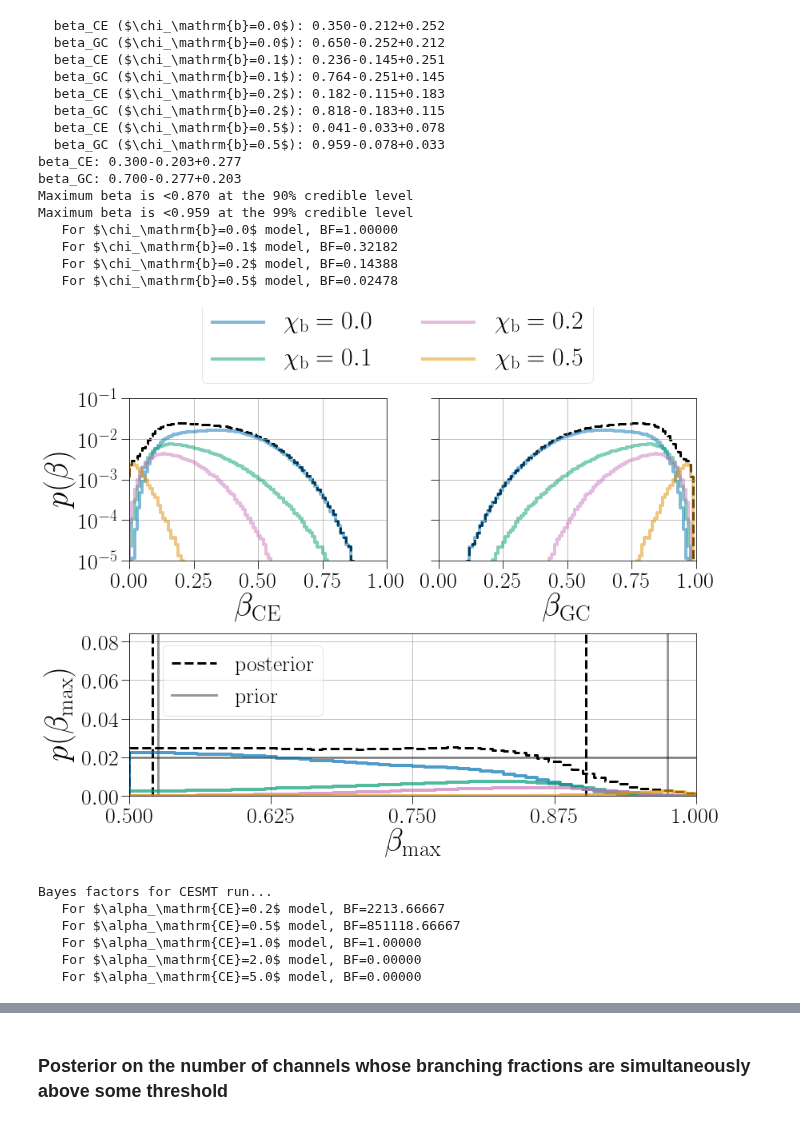
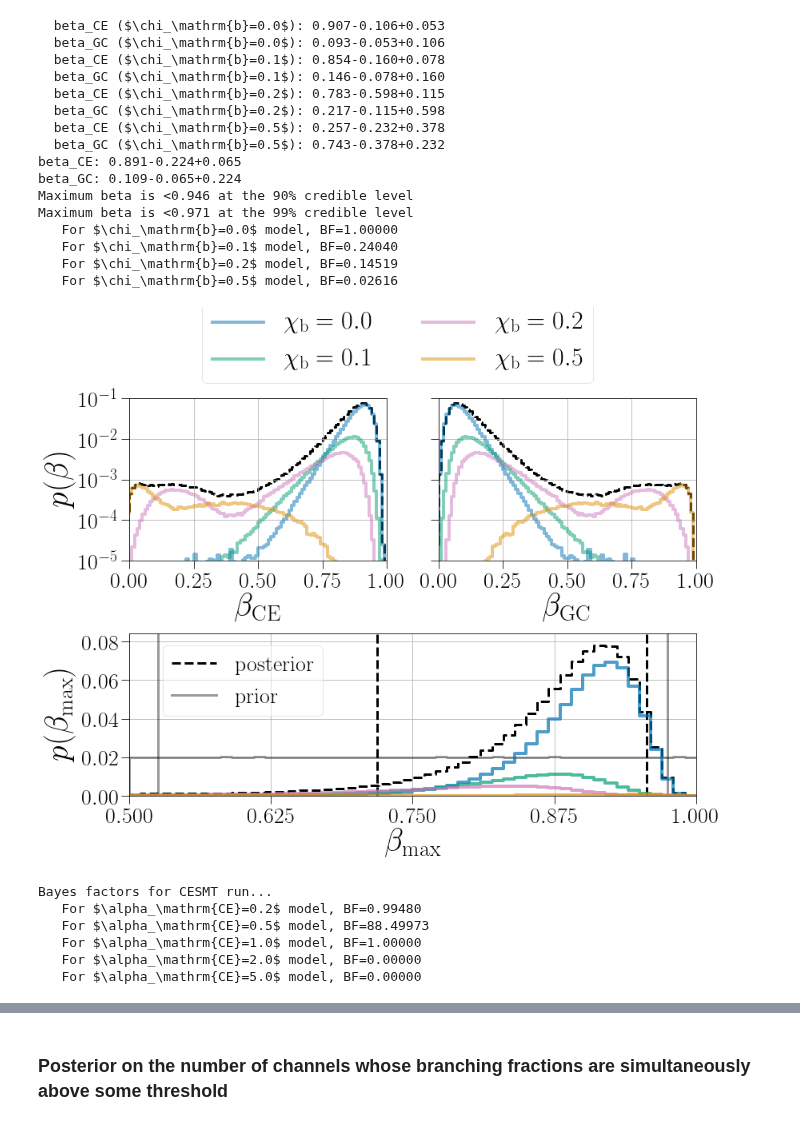
Before and after one commit to michaelzevin/model_selection, a Jupyter notebook: notebooks/paper_plots.ipynb, the cells around one changed output, grey strips where cells are left out. Cells and saved outputs as stored; diff of their text form; code cells hidden in the pictures.

Commit message:
updated plots and numbers for paper following the referee reports

```diff
--- a/notebooks/paper_plots.ipynb
+++ b/notebooks/paper_plots.ipynb
@@ -80,10 +80,27 @@ for file in run_files:
 samples_CEGC = pd.DataFrame()
 
 for file in sample_files:
-    tmp = pd.read_hdf(os.path.join(data_path_CEGC, file), key='model_selection/detectable_samples')
+    tmp = pd.read_hdf(os.path.join(data_path_CEGC, file), key='model_selection/samples')
     samples_CEGC = samples_CEGC.append(tmp)
 
 samples_CEGC = samples_CEGC.reset_index(drop=True)
+
+
+# also get detectable samples for this run
+run_files = os.listdir(data_path_CEGC)
+sample_files = []
+for file in run_files:
+    if '.hdf5' in file:
+        sample_files.append(file)
+
+samples_CEGC_detectable = pd.DataFrame()
+
+for file in sample_files:
+    tmp = pd.read_hdf(os.path.join(data_path_CEGC, file), key='model_selection/detectable_samples')
+    samples_CEGC_detectable = samples_CEGC_detectable.append(tmp)
+
+samples_CEGC_detectable = samples_CEGC_detectable.reset_index(drop=True)
+
 
 
 # get the hdf5 files for the 2-channel CESMT run
@@ -101,7 +118,7 @@ for file in sample_files:
 
 samples_CESMT = samples_CESMT.reset_index(drop=True)
 # %%
-def twochannel_branching_fractions(samples, hyperidx, prior_path, labelsize=40, ticksize=30, legendsize=25):
+def twochannel_branching_fractions(samples, hyperidx, prior_path, detectable=False, labelsize=40, ticksize=30, legendsize=25):
     beta_keys = sorted([key for key in list(samples.keys()) if 'beta' in key])
     hyperidx_key = 'p'+str(int(hyperidx))
 
@@ -187,7 +204,13 @@ def twochannel_branching_fractions(samples, hyperidx, prior_path, labelsize=40,
     print("Maximum beta is <{:0.3f} at the 99% credible level".format(np.percentile(max_betas, 99)))
 
     # get max beta for prior samples
-    prior_samps = pd.read_hdf(prior_path, key='samples')
+    if detectable==True:
+        prior_samps = pd.read_hdf(prior_path, key='detectable_samples')
+    else:
+        prior_samps = pd.read_hdf(prior_path, key='samples')
+    beta_keys = [key for key in prior_samps.keys() if 'beta' in key]
+    prior_samps = prior_samps[beta_keys]
+
     max_betas = prior_samps.max(axis=1)
     h, bins = np.histogram(max_betas, bins=100, range=(0,1))
     h = np.append(h[0], h)
@@ -233,25 +256,25 @@ def twochannel_branching_fractions(samples, hyperidx, prior_path, labelsize=40,
 # %%
 twochannel_branching_fractions(samples_CEGC, 0, \
                          prior_path='/Users/michaelzevin/research/model_selection/model_selection/data/beta_prior/prior_samples_2channel.hdf5', \
-                              labelsize=40, ticksize=28, legendsize=32)
+                              detectable=False, labelsize=40, ticksize=28, legendsize=32)
 # %% [output]
-  beta_CE ($\chi_\mathrm{b}=0.0$): 0.350-0.212+0.252
-  beta_GC ($\chi_\mathrm{b}=0.0$): 0.650-0.252+0.212
-  beta_CE ($\chi_\mathrm{b}=0.1$): 0.236-0.145+0.251
-  beta_GC ($\chi_\mathrm{b}=0.1$): 0.764-0.251+0.145
-  beta_CE ($\chi_\mathrm{b}=0.2$): 0.182-0.115+0.183
-  beta_GC ($\chi_\mathrm{b}=0.2$): 0.818-0.183+0.115
-  beta_CE ($\chi_\mathrm{b}=0.5$): 0.041-0.033+0.078
-  beta_GC ($\chi_\mathrm{b}=0.5$): 0.959-0.078+0.033
-beta_CE: 0.300-0.203+0.277
-beta_GC: 0.700-0.277+0.203
-Maximum beta is <0.870 at the 90% credible level
-Maximum beta is <0.959 at the 99% credible level
+  beta_CE ($\chi_\mathrm{b}=0.0$): 0.907-0.106+0.053
+  beta_GC ($\chi_\mathrm{b}=0.0$): 0.093-0.053+0.106
+  beta_CE ($\chi_\mathrm{b}=0.1$): 0.854-0.160+0.078
+  beta_GC ($\chi_\mathrm{b}=0.1$): 0.146-0.078+0.160
+  beta_CE ($\chi_\mathrm{b}=0.2$): 0.783-0.598+0.115
+  beta_GC ($\chi_\mathrm{b}=0.2$): 0.217-0.115+0.598
+  beta_CE ($\chi_\mathrm{b}=0.5$): 0.257-0.232+0.378
+  beta_GC ($\chi_\mathrm{b}=0.5$): 0.743-0.378+0.232
+beta_CE: 0.891-0.224+0.065
+beta_GC: 0.109-0.065+0.224
+Maximum beta is <0.946 at the 90% credible level
+Maximum beta is <0.971 at the 99% credible level
    For $\chi_\mathrm{b}=0.0$ model, BF=1.00000
-   For $\chi_\mathrm{b}=0.1$ model, BF=0.32182
-   For $\chi_\mathrm{b}=0.2$ model, BF=0.14388
-   For $\chi_\mathrm{b}=0.5$ model, BF=0.02478
+   For $\chi_\mathrm{b}=0.1$ model, BF=0.24040
+   For $\chi_\mathrm{b}=0.2$ model, BF=0.14519
+   For $\chi_\mathrm{b}=0.5$ model, BF=0.02616
-[figure, old version]
+[figure, new version]
 # %%
 # print BFs for CESMT runs
 print('Bayes factors for CESMT run...')
@@ -264,8 +287,8 @@ for (hkey, hval) in hyperparam_dict['p1'].items():
     print("   For {:s} model, BF={:0.5f}".format(hval,BF))
 # %% [output]
 Bayes factors for CESMT run...
-   For $\alpha_\mathrm{CE}=0.2$ model, BF=2213.66667
-   For $\alpha_\mathrm{CE}=0.5$ model, BF=851118.66667
+   For $\alpha_\mathrm{CE}=0.2$ model, BF=0.99480
+   For $\alpha_\mathrm{CE}=0.5$ model, BF=88.49973
    For $\alpha_\mathrm{CE}=1.0$ model, BF=1.00000
    For $\alpha_\mathrm{CE}=2.0$ model, BF=0.00000
    For $\alpha_\mathrm{CE}=5.0$ model, BF=0.00000
```
Also changed, not shown: parts of 15 cells of this notebook.
